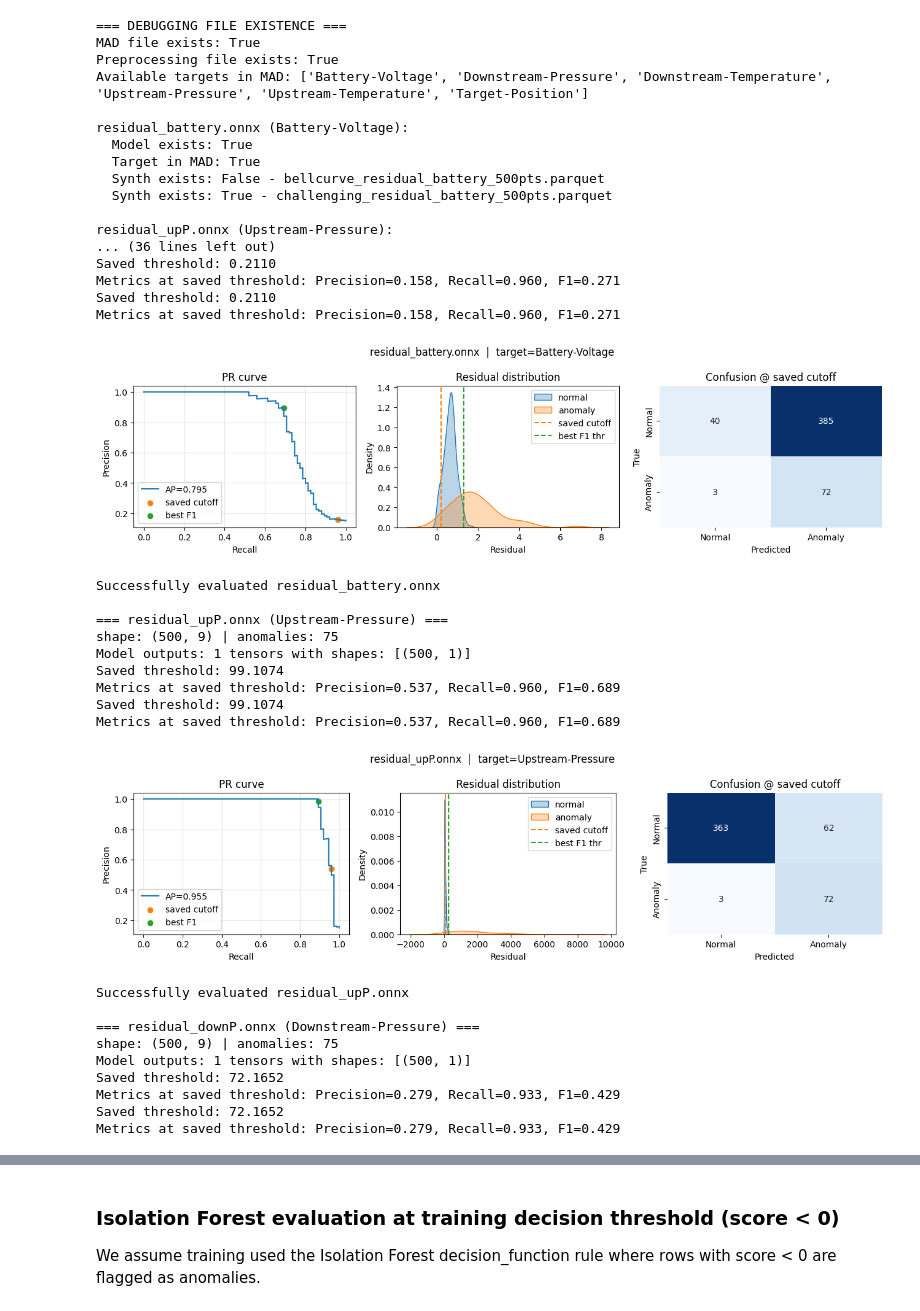
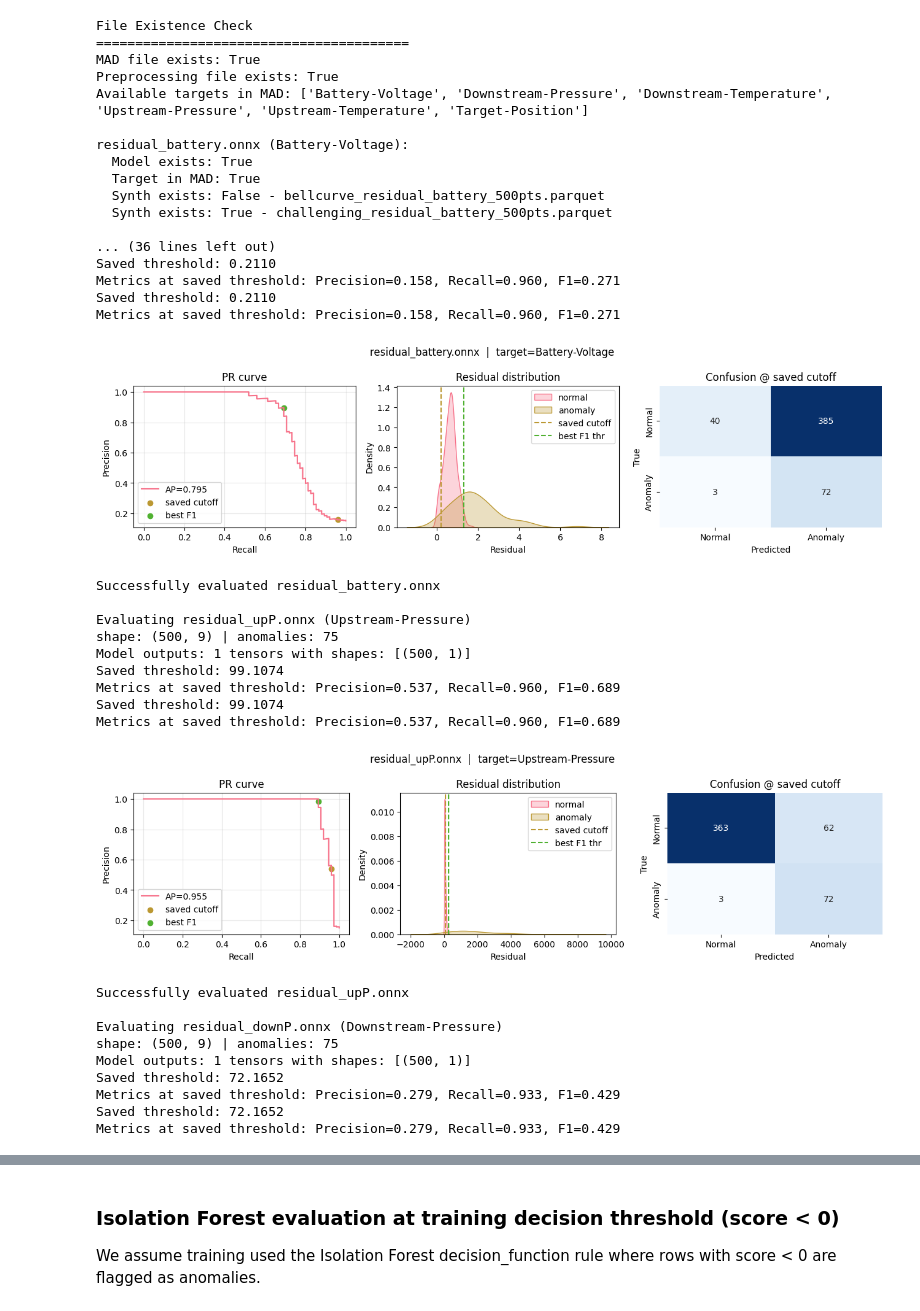
Before and after one commit to ashwinvel2000/AI-Anomaly-Detection, a Jupyter notebook: TAQA_Model_Development/TAQA_eval.ipynb, the cells around one changed output, grey strips where cells are left out. Drawn from its saved outputs; the diff is of its cells as text; code cells hidden in the pictures.

```diff
--- a/TAQA_Model_Development/TAQA_eval.ipynb
+++ b/TAQA_Model_Development/TAQA_eval.ipynb
@@ -0,0 +1,18 @@
+# %%
+
+import pandas as pd
+import numpy as np
+import matplotlib.pyplot as plt
+import seaborn as sns
+from pathlib import Path
+import json
+import warnings
+from collections import Counter
+from scipy import stats
+from scipy.stats import mannwhitneyu
+import onnxruntime as ort
+from sklearn.metrics import precision_recall_curve, precision_recall_fscore_support, average_precision_score, confusion_matrix
+import matplotlib.patches as mpatches
+warnings.filterwarnings('ignore')
+plt.style.use('default')
+sns.set_palette("husl")
@@ -1,27 +23,16 @@
 # %%
-# Evaluate all residual models using saved training preprocessing and cutoffs
-from pathlib import Path
-import json
-import numpy as np
-import pandas as pd
-import onnxruntime as ort
-import matplotlib.pyplot as plt
-import seaborn as sns
-from IPython.display import display
-from sklearn.metrics import precision_recall_fscore_support, average_precision_score, confusion_matrix, precision_recall_curve
 
 BASE = Path('/home/ashwinvel2000/TAQA')
 MODELS = BASE / 'models_4'
-SYNTH = BASE / 'anomaly_detection_analysis' / 'synthetic_data'
+SYNTH = BASE / 'anomaly_detection_analysis' / 'labelled_data'
 
-# Model filename -> target column name -> synthetic filename suffix
+# Model filename -> target column name -> labelled filename suffix
 residual_specs = [
     ('residual_battery.onnx', 'Battery-Voltage', 'residual_battery'),
     ('residual_upP.onnx', 'Upstream-Pressure', 'residual_upP'),
     ('residual_downP.onnx', 'Downstream-Pressure', 'residual_downP'),
     ('residual_upT.onnx', 'Upstream-Temperature', 'residual_upT'),
     ('residual_downT.onnx', 'Downstream-Temperature', 'residual_downT'),
-    # If a model for Target-Position residual exists, include it:
     ('target_pos_residual.onnx', 'Target-Position', 'target_pos_residual'),
 ]
 
@@ -30,7 +41,6 @@ def get_order(session):
     if hasattr(meta, 'custom_metadata_map') and meta.custom_metadata_map and 'feature_names' in meta.custom_metadata_map:
         val = meta.custom_metadata_map['feature_names']
         return eval(val) if isinstance(val, str) and val.strip().startswith('[') else val.split(',')
-    # Fallback (will be model-specific downstream if needed)
     return ['Upstream-Pressure','Downstream-Pressure','Downstream-Upstream-Difference','Upstream-Temperature','Downstream-Temperature','Choke-Position']
 
 def ensure_pressure_diff(df):
@@ -102,8 +112,9 @@ def compute_best_f1(y_true, scores):
     best['threshold'] = best_thr if best_thr is not None else 0.0
     return best
 
-# ADD DEBUGGING: Check what files exist
-print("=== DEBUGGING FILE EXISTENCE ===")
+# Check file existence for debugging
+print("File Existence Check")
+print("=" * 40)
 mad_path = MODELS / 'residual_mad.json'
 mad = json.loads(mad_path.read_text()) if mad_path.exists() else {}
 prep = load_prep()
@@ -132,19 +143,17 @@ for model_name, target, synth_key in residual_specs:
 
 assert prep is not None, 'Missing residual_preprocessing.json'
 
-print("\n" + "="*50)
-print("STARTING EVALUATION")
-print("="*50)
+print("\nStarting Model Evaluation")
+print("=" * 50)
 
 all_rows = []
 errors = []
 for model_name, target, synth_key in residual_specs:
     try:
         onnx_path = MODELS / model_name
-        # Try bellcurve datasets first (they produce proper bell curve distributions)
         synth_candidates = [
-            SYNTH / f'bellcurve_{synth_key}_500pts.parquet',  # Proper bell curves
-            SYNTH / f'challenging_{synth_key}_500pts.parquet'  # Fallback
+            SYNTH / f'bellcurve_{synth_key}_500pts.parquet',
+            SYNTH / f'challenging_{synth_key}_500pts.parquet'
         ]
         synth_path = None
         for candidate in synth_candidates:
@@ -154,9 +163,9 @@ for model_name, target, synth_key in residual_specs:
 
         if (not onnx_path.exists()) or (not synth_path.exists()) or (target not in mad):
             print(f"Skipping {model_name} (missing model/synth/mad):", onnx_path.exists(), synth_path.exists(), target in mad)
-            continue  # skip missing pieces
+            continue
 
-        print(f"\n=== {model_name} ({target}) ===")
+        print(f"\nEvaluating {model_name} ({target})")
         df = pd.read_parquet(synth_path).copy()
         if 'is_anomaly' not in df.columns:
             print('No is_anomaly column; skipping')
@@ -173,7 +182,6 @@ for model_name, target, synth_key in residual_specs:
         sess = ort.InferenceSession(onnx_path.as_posix(), providers=['CPUExecutionProvider'])
         order = get_order(sess)
 
-        # Apply training-consistent preprocessing
         dfx = apply_prep(df, prep)
         for c in order:
             if c not in dfx.columns:
@@ -181,14 +189,12 @@ for model_name, target, synth_key in residual_specs:
         X = dfx[order].astype(np.float32).values
         y = df[target].astype(np.float32).values
 
-        # FIX: Check ONNX outputs and use correct index
         outputs = sess.run(None, {sess.get_inputs()[0].name: X})
         print(f"Model outputs: {len(outputs)} tensors with shapes: {[out.shape for out in outputs]}")
 
         # Use the first output (index 0) which should be predictions
         pred = outputs[0].squeeze()
-
-        scores = np.abs(y - pred)  # residual magnitude as anomaly score
+        scores = np.abs(y - pred)
 
         saved_thr = float(mad[target]['cutoff'])
         met_saved = summarize(y_true, scores, saved_thr)
@@ -202,7 +208,7 @@ for model_name, target, synth_key in residual_specs:
         all_rows.append({'target': target, 'mode': 'saved_cutoff (train)', **met_saved})
         all_rows.append({'target': target, 'mode': 'best_f1 (diagnostic)', **met_best})
 
-        # Plots: PR, distributions, confusion @ saved cutoff
+        # Create visualization plots
         fig, axes = plt.subplots(1, 3, figsize=(13, 3.6))
 
         # PR curve
@@ -237,7 +243,7 @@ for model_name, target, synth_key in residual_specs:
         axes[1].axvline(met_best['threshold'], color='C2', linestyle='--', label='best F1 thr')
         axes[1].set_xlabel('Residual'); axes[1].set_title('Residual distribution'); axes[1].legend()
 
-        # Confusion matrix @ saved cutoff
+        # Confusion matrix using saved cutoff
         cm = confusion_matrix(y_true, (scores > saved_thr).astype(int), labels=[0,1])
         sns.heatmap(cm, annot=True, fmt='d', cmap='Blues', cbar=False,
                     xticklabels=['Normal','Anomaly'], yticklabels=['Normal','Anomaly'], ax=axes[2])
@@ -255,50 +261,50 @@ for model_name, target, synth_key in residual_specs:
         import traceback
         traceback.print_exc()
 
 # Master metrics table
 if all_rows:
     metrics = pd.DataFrame(all_rows)[['target','mode','precision','recall','f1','pr_auc','fp_rate','tp','fp','tn','fn','threshold']]
-    print('\n=== Consolidated metrics across residual models ===')
+    print('\nConsolidated metrics across residual models')
     display(metrics.sort_values(['target','mode']).reset_index(drop=True))
 else:
     print('No residual models evaluated (missing files?).')
 
 if errors:
     print('\nErrors encountered:')
     for m, t, msg in errors:
         print(f'- {m} ({t}): {msg}')
 # %% [output]
-=== DEBUGGING FILE EXISTENCE ===
+File Existence Check
+========================================
 MAD file exists: True
 Preprocessing file exists: True
 Available targets in MAD: ['Battery-Voltage', 'Downstream-Pressure', 'Downstream-Temperature', 'Upstream-Pressure', 'Upstream-Temperature', 'Target-Position']
 
 residual_battery.onnx (Battery-Voltage):
   Model exists: True
   Target in MAD: True
   Synth exists: False - bellcurve_residual_battery_500pts.parquet
   Synth exists: True - challenging_residual_battery_500pts.parquet
 
-residual_upP.onnx (Upstream-Pressure):
 ... (36 lines left out)
 Saved threshold: 0.2110
 Metrics at saved threshold: Precision=0.158, Recall=0.960, F1=0.271
 Saved threshold: 0.2110
 Metrics at saved threshold: Precision=0.158, Recall=0.960, F1=0.271
-[figure, old version]
+[figure, new version]
 Successfully evaluated residual_battery.onnx
 
-=== residual_upP.onnx (Upstream-Pressure) ===
+Evaluating residual_upP.onnx (Upstream-Pressure)
 shape: (500, 9) | anomalies: 75
 Model outputs: 1 tensors with shapes: [(500, 1)]
 Saved threshold: 99.1074
 Metrics at saved threshold: Precision=0.537, Recall=0.960, F1=0.689
 Saved threshold: 99.1074
 Metrics at saved threshold: Precision=0.537, Recall=0.960, F1=0.689
-[figure, old version]
+[figure, new version]
 Successfully evaluated residual_upP.onnx
 
-=== residual_downP.onnx (Downstream-Pressure) ===
+Evaluating residual_downP.onnx (Downstream-Pressure)
 shape: (500, 9) | anomalies: 75
 Model outputs: 1 tensors with shapes: [(500, 1)]
 Saved threshold: 72.1652
```
Also changed, not shown: parts of 22 cells of this notebook.
